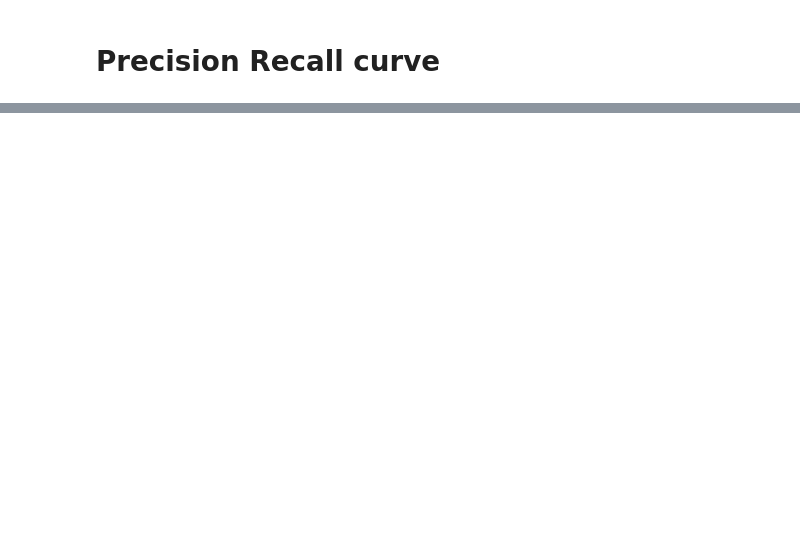
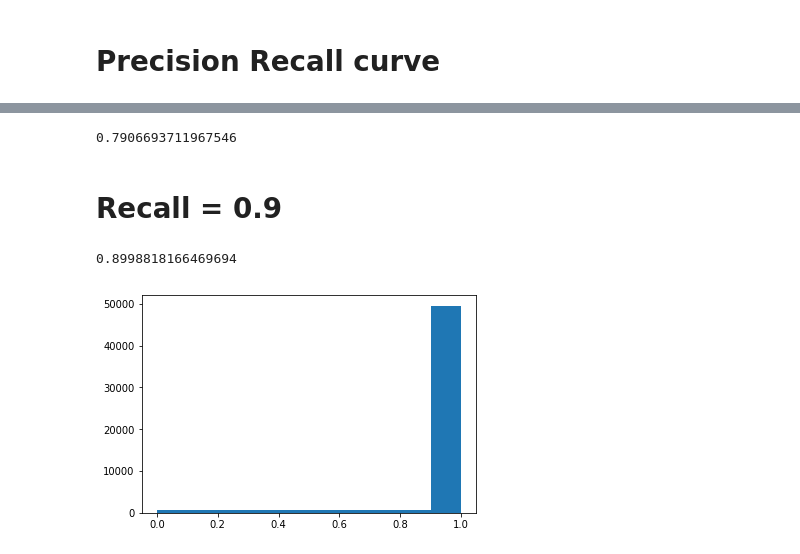
Before and after one commit to Kaushalkhokhar/MNIST-Project_5, a Jupyter notebook: MNIST Project_5.ipynb, the cells around one changed output, grey strips where cells are left out. Saved outputs shown, nothing was run; the diff lists cells and outputs as text; code cells hidden in the pictures; blank space fills up the shorter version.

```diff
--- a/MNIST Project_5.ipynb
+++ b/MNIST Project_5.ipynb
@@ -170,0 +247,6 @@ plt.show();
+# %%
+f1_score(y_train_0, y_train_pred_99)
+# %% [output]
+0.7906693711967546
+# %% [markdown]
+# Recall = 0.9
@@ -170,0 +257,9 @@ plt.show();
+# %%
+recall_score(y_train_0, y_train_pre_rec_90)
+# %% [output]
+0.8998818166469694
+# %%
+plt.figure()
+plt.hist(Recall);
+# %% [output]
+[figure, added]
```
Also changed, not shown: parts of 34 cells of this notebook, 1 other file.
